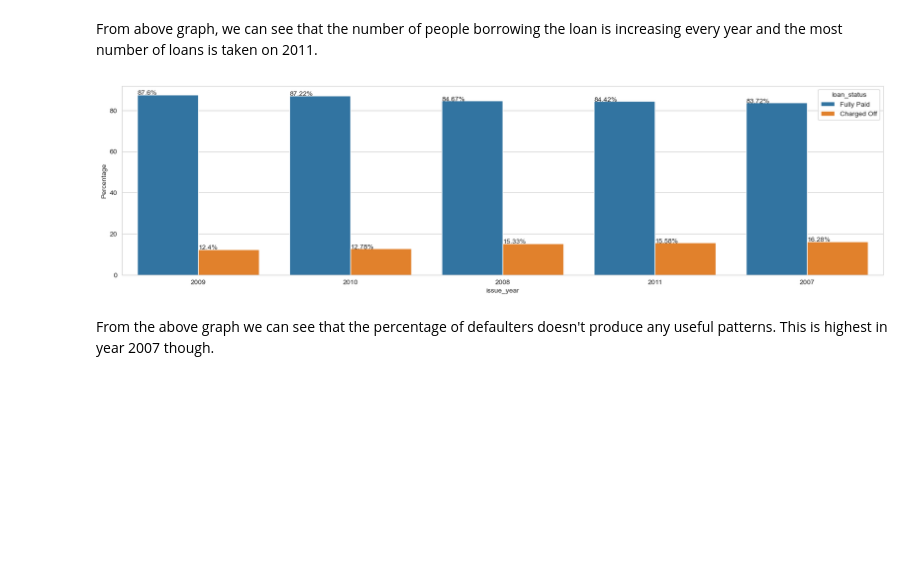
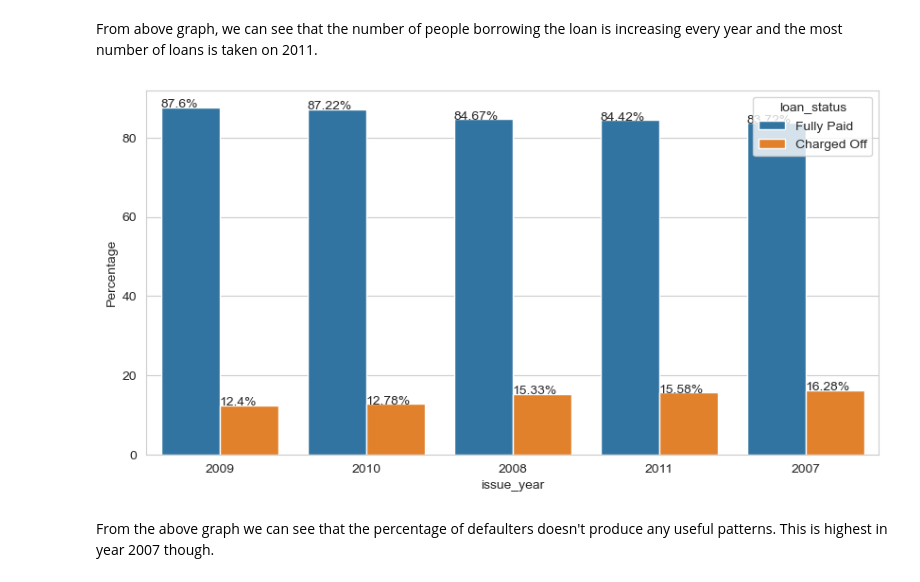
Before and after one commit to ankitkumar1/lending-club-case-study, a Jupyter notebook: LendingClubCaseStudy.ipynb, the cells around one changed output. Saved outputs shown, nothing was run; the diff lists cells and outputs as text; code cells hidden in the pictures; blank space fills up the shorter version.

```diff
--- a/LendingClubCaseStudy.ipynb
+++ b/LendingClubCaseStudy.ipynb
@@ -1050,9 +1045,9 @@ Text(0.5, 1.0, 'Count of Loans by issue_year')
 # %% [markdown]
 From above graph, we can see that the number of people borrowing the loan is increasing every year and the most number of loans is taken on 2011.
 # %%
-plot_percentage_bar(loan_data, 'issue_year', figsize=(20,5))
+plot_percentage_bar(loan_data, 'issue_year', figsize=(10,5))
 # %% [output]
-[figure, old version]
+[figure, new version]
 # %% [markdown]
 From the above graph we can see that the percentage of defaulters doesn't produce any useful patterns. This is highest in year 2007 though.
 # %% [markdown]
```
Also changed, not shown: parts of 201 cells of this notebook.
